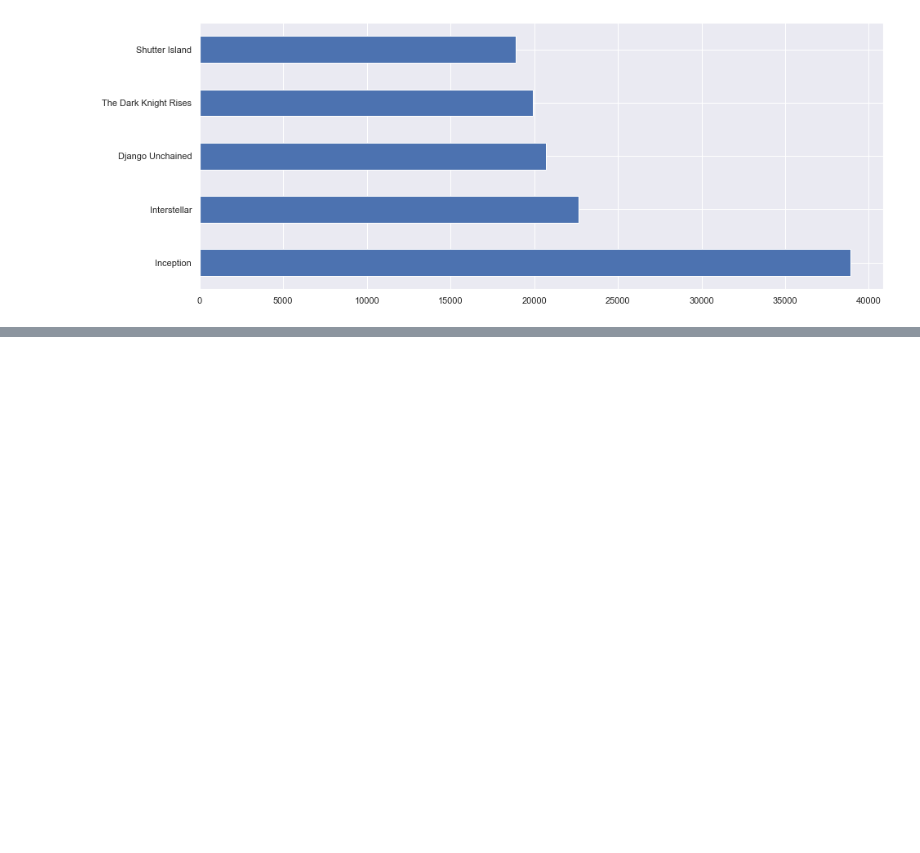
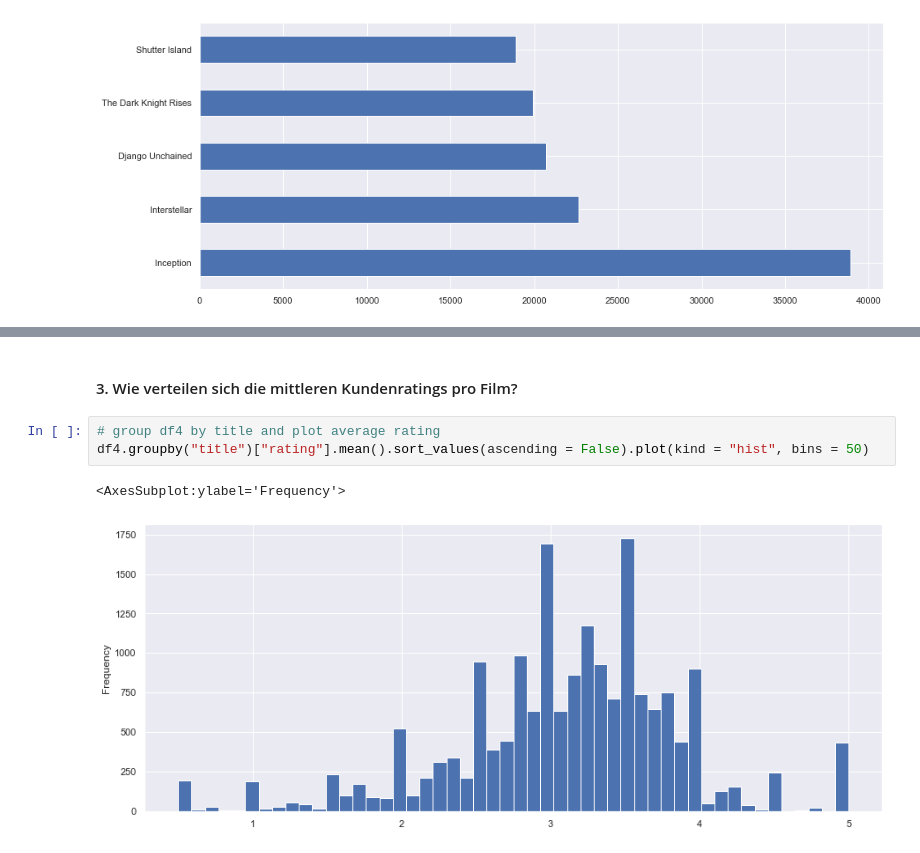
Before and after one commit to Luuzemp14/Cds1_Tinder-4-Movies, a Jupyter notebook: datawrangling.ipynb, the cells around one changed output, grey strips where cells are left out. Saved outputs shown, nothing was run; the diff lists cells and outputs as text; blank space fills up the shorter version.

```diff
--- a/datawrangling.ipynb
+++ b/datawrangling.ipynb
@@ -216,0 +259,8 @@ plt.show()
+# %% [markdown]
+#### 3. Wie verteilen sich die mittleren Kundenratings pro Film?
+# %%
+# group df4 by title and plot average rating
+df4.groupby("title")["rating"].mean().sort_values(ascending = False).plot(kind = "hist", bins = 50)
+# %% [output]
+<AxesSubplot:ylabel='Frequency'>
+[figure, added]
```
Also changed, not shown: parts of 26 cells of this notebook, 1 other file.
